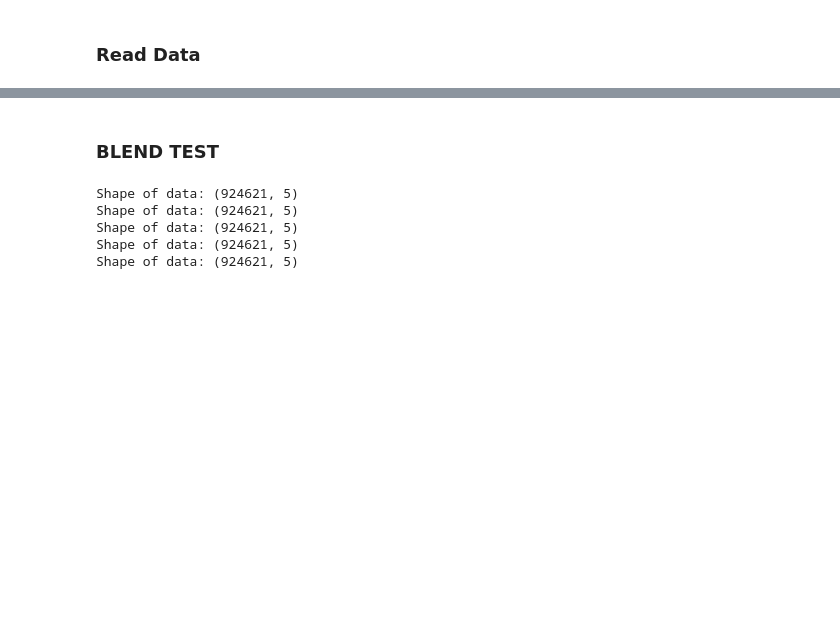
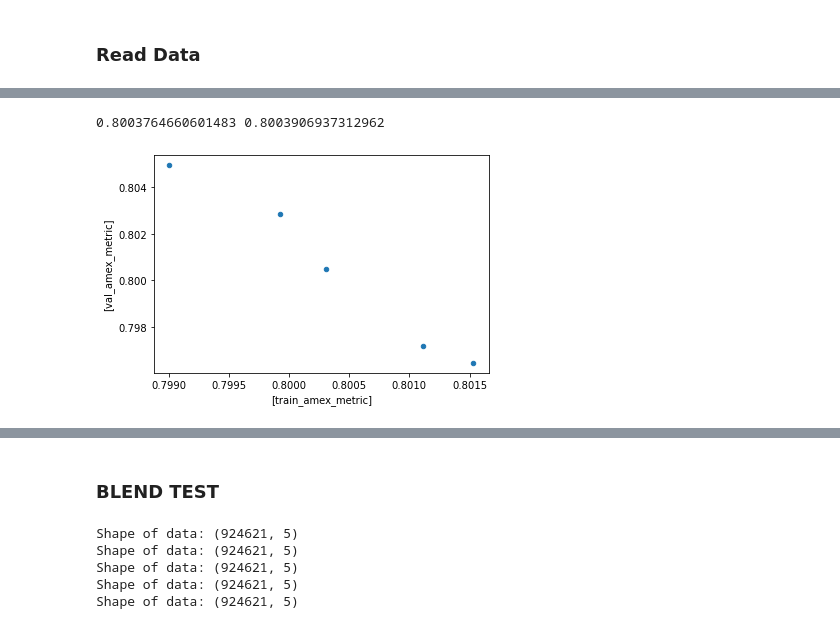
Before and after one commit to waikey-lee/kaggle-amex, a Jupyter notebook: notebooks/6a.logistic_regression.ipynb, the cells around one changed output, grey strips where cells are left out. Cells and saved outputs as stored; diff of their text form; code cells hidden in the pictures; blank space fills up the shorter version.

```diff
--- a/notebooks/6a.logistic_regression.ipynb
+++ b/notebooks/6a.logistic_regression.ipynb
@@ -161,0 +83,6 @@ X_test_ = pd.DataFrame(dict(
+# %%
+oof_columns = get_cols(master_train_score_df, "oof")
+# %%
+for col in oof_columns:
+    metric = amex_metric(master_train_score_df["target"], master_train_score_df[col])
+    print(f"{col.split('_')[0]}: OOF amex metric - {metric[0]:.5f}")
@@ -161,0 +105,5 @@ X_test_ = pd.DataFrame(dict(
+# %%
+X_train = master_train_score_df.loc[:, oof_columns]
+y_train = master_train_score_df.loc[:, "target"]
+# %%
+X_train = X_train.drop(columns=["exp3_oof_score", "exp5_oof_score", "exp10_oof_score"])
@@ -161,0 +180,8 @@ X_test_ = pd.DataFrame(dict(
+# %%
+metrics_df, clf_list, scaler = train_logistic_regression(X_train, y_train)
+print(metrics_df["train_amex_metric"].mean(), metrics_df["val_amex_metric"].mean())
+metrics_df.plot.scatter(x=["train_amex_metric"], y=["val_amex_metric"])
+plt.show()
+# %% [output]
+0.8003764660601483 0.8003906937312962
+[figure, added]
```
Also changed, not shown: parts of 124 cells of this notebook.
